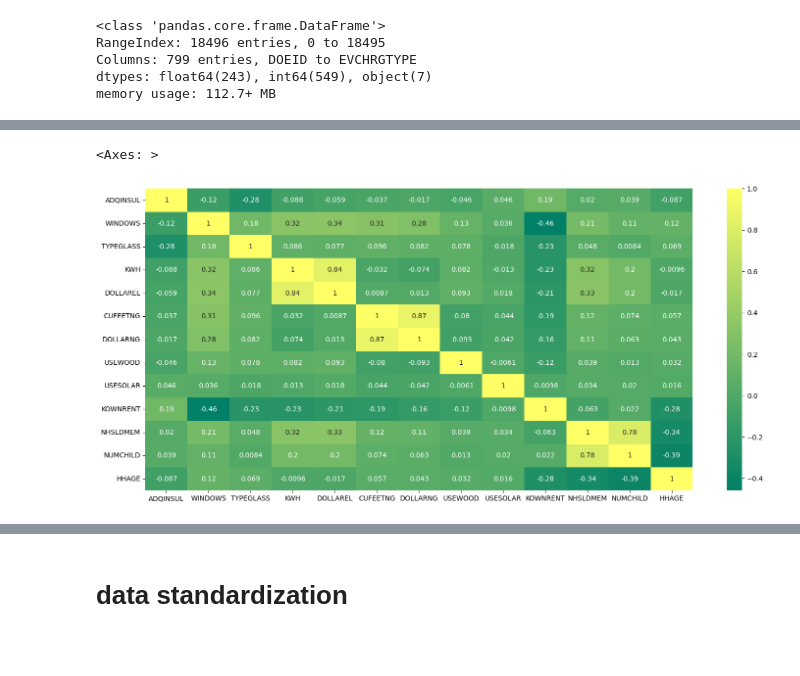
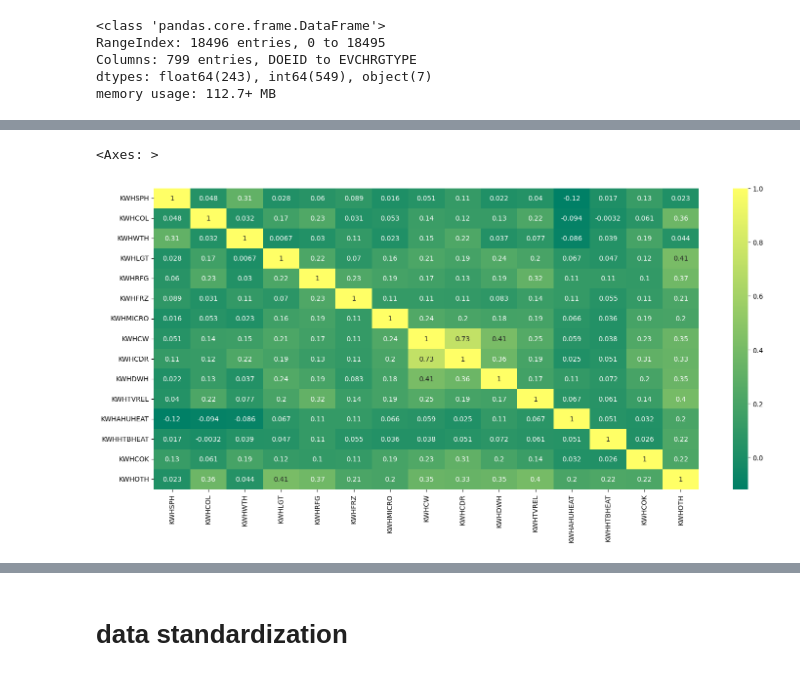
Before and after one commit to depa-tto/Thesis, a Jupyter notebook: unsupervised_code.ipynb, the cells around one changed output, grey strips where cells are left out. Saved outputs shown, nothing was run; the diff lists cells and outputs as text; code cells hidden in the pictures; blank space fills up the shorter version.

Commit message:
clustering energy dataset

```diff
--- a/unsupervised_code.ipynb
+++ b/unsupervised_code.ipynb
@@ -82,0 +88,8 @@ energy
+# %%
+cols_to_keep = []
+
+for i in energy_complete.columns:
+    if (energy_complete[i].nunique(dropna=True) > 20) and (not energy_complete[i].eq(-2).any()):
+        cols_to_keep.append(i)
+# %%
+energy_complete = energy_complete[cols_to_keep]
@@ -82,0 +134,18 @@ energy
+# %%
+cols_to_keep = [
+                'KWHSPH',
+                'KWHCOL',
+                'KWHWTH',
+                'KWHLGT',
+                'KWHRFG',
+                'KWHFRZ',
+                'KWHMICRO',
+                'KWHCW',
+                'KWHCDR',
+                'KWHDWH',
+                'KWHTVREL',
+                'KWHAHUHEAT',
+                'KWHHTBHEAT',
+                'KWHCOK',
+                'KWHOTH',
+]
@@ -82,0 +154,2 @@ energy
+# %%
+energy = energy[~energy.isin([-2.0, 2]).any(axis=1)]
@@ -83,9 +172,9 @@ energy
 # %%
 plt.figure(figsize=(18,8))
-sns.heatmap(energy.iloc[:,5:-2].corr(),cmap='summer',annot=True)
+sns.heatmap(energy.corr(),cmap='summer',annot=True)
 # %% [output]
 <Axes: >
-[figure, old version]
+[figure, new version]
 # %%
 energy.corr()
 # %% [output]
```
Also changed, not shown: parts of 71 cells of this notebook.
